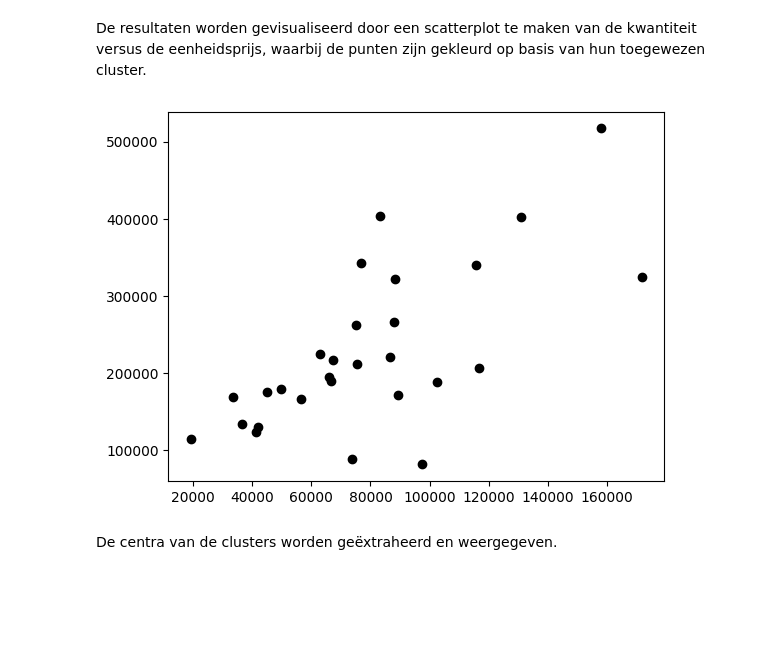
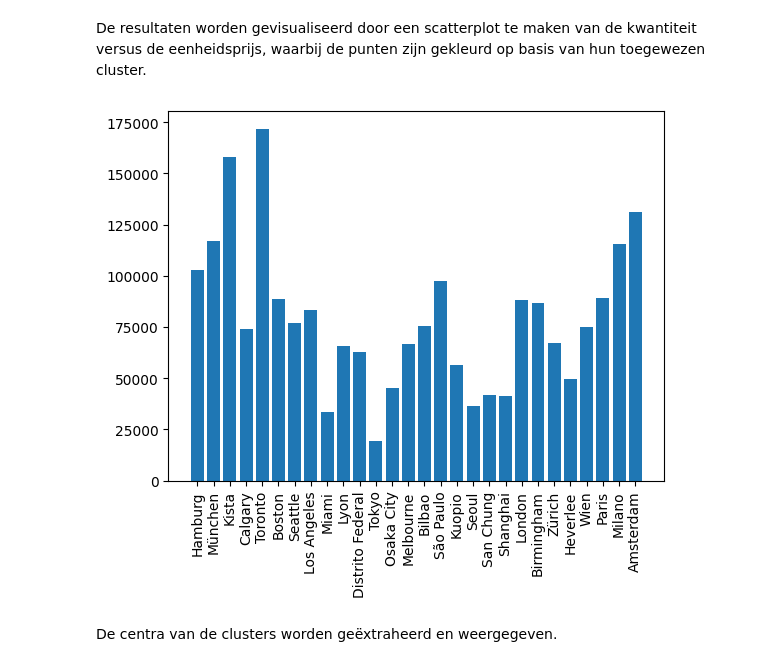
Before and after one commit to Peter-The-Great/DEDS_Portfolio_Week-8, a Jupyter notebook: clusteringmodel.ipynb, the cells around one changed output. Drawn from its saved outputs; the diff is of its cells as text; code cells hidden in the pictures; blank space fills up the shorter version.

```diff
--- a/clusteringmodel.ipynb
+++ b/clusteringmodel.ipynb
@@ -276,7 +308,7 @@ conn_crm = sqlite3.connect('data/go_crm.sqlite')
 conn_staff = sqlite3.connect('data/go_staff.sqlite')
 
 # Gegevens ophalen uit de databases (Helaas verouderd)
-# sales_branch = pd.read_sql_query("SELECT * FROM sales_branch", conn_staff)
+sales_branch = pd.read_sql_query("SELECT * FROM sales_branch", conn_staff)
 # country1 = pd.read_sql_query("SELECT * FROM country", conn_sales)
 # country2 = pd.read_sql_query("SELECT * FROM country", conn_crm)
 # territory = pd.read_sql_query("SELECT * FROM sales_territory", conn_crm)
@@ -294,3 +326,5 @@ Hier gaan we de data van de great outdoors inlezen en bepaalde data dropen.
 # territory.drop('TRIAL222', axis=1, inplace=True)
 orders_header.drop('TRIAL885', axis=1, inplace=True)
 order_details.drop('TRIAL879', axis=1, inplace=True)
+sales_branch.drop('TRIAL633', axis=1, inplace=True)
+sales_branch.drop(["ADDRESS1", "ADDRESS2", "POSTAL_ZONE"], axis=1)
@@ -419,12 +509,18 @@ De resultaten worden gevisualiseerd door een scatterplot te maken van de kwantit
 # %%
 # (Helaas verouderd)
 # plt.scatter(table['TERRITORY_NAME_EN'], table['CURRENCY_NAME'], c = prediction_results, cmap = 'rainbow')
 # plt.show()
+# Nu gaan we een bar weergeven, waar alle quantiteiten worden weergegeven per sales_branch
+# Create a DataFrame with the branch names mapping
+branch_names = sales_branch[['SALES_BRANCH_CODE', 'CITY']]
+branch_names = branch_names.drop_duplicates()
+branch_names['CITY']
 
-plt.scatter(df['QUANTITY'], df['UNIT_SALE_PRICE'], color = 'k')
+plt.bar(branch_names['CITY'], df['QUANTITY'])
+plt.xticks(rotation=90)
 plt.show()
 # %% [output]
-[figure, old version]
+[figure, new version]
 # %% [markdown]
 De centra van de clusters worden geëxtraheerd en weergegeven.
 # %%
```
Also changed, not shown: parts of 5 cells of this notebook, 8 other files.
